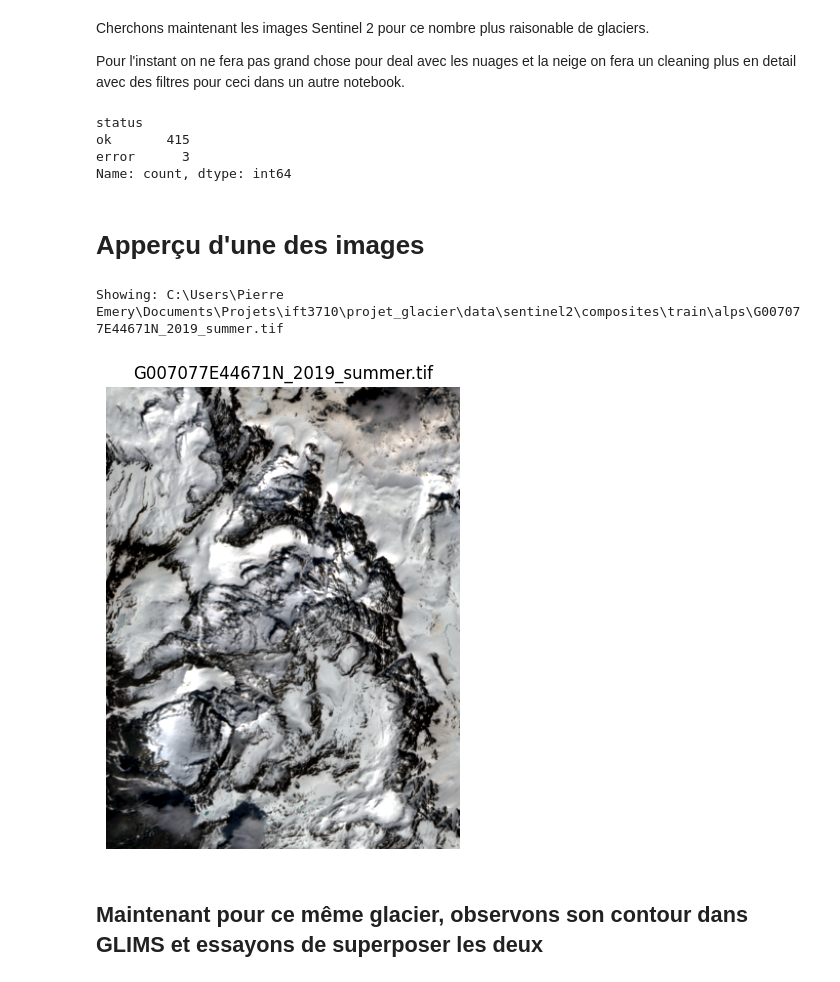
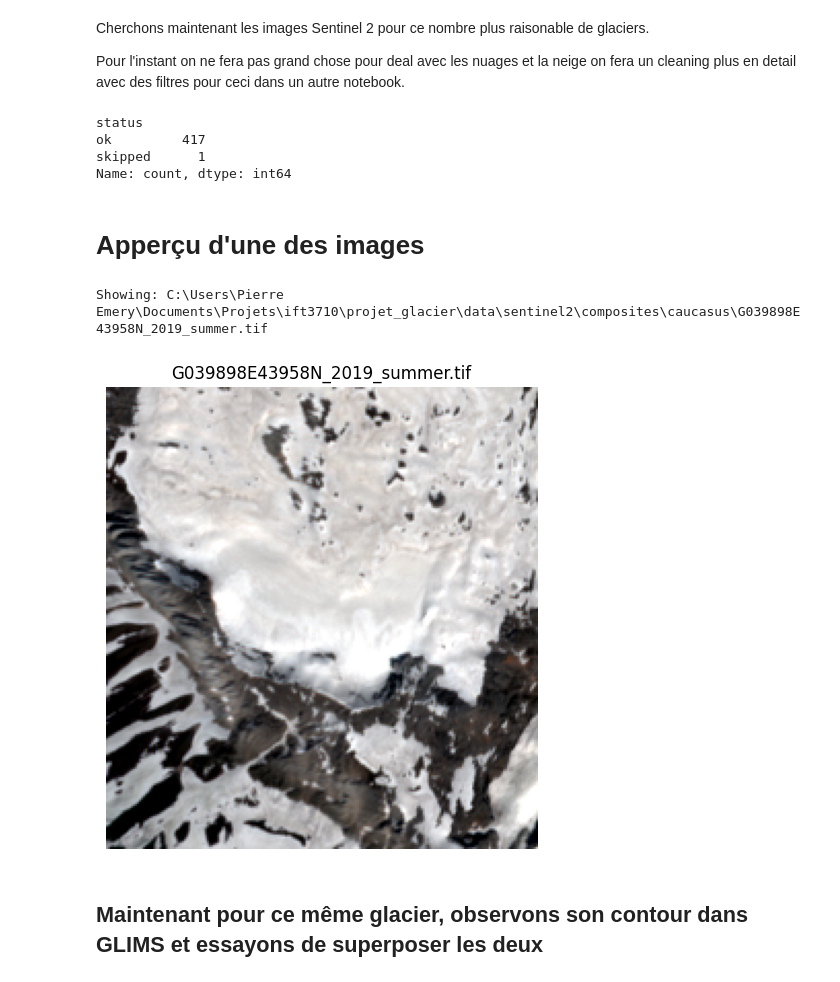
Before and after one commit to fatoundao2004/projet_glacier, a Jupyter notebook: notebooks/data_fetch_clean.ipynb, the cells around one changed output. Drawn from its saved outputs; the diff is of its cells as text; code cells hidden in the pictures.

Commit message:
tried making images for supervision, need to be reworked

```diff
--- a/notebooks/data_fetch_clean.ipynb
+++ b/notebooks/data_fetch_clean.ipynb
@@ -371,14 +371,18 @@ Cherchons maintenant les images Sentinel 2 pour ce nombre plus raisonable de gla
 Pour l'instant on ne fera pas grand chose pour deal avec les nuages et la neige on fera un cleaning plus en detail avec des filtres pour ceci dans un autre notebook.
 # %%
 from glacier.data import build_requests, run_fetch
-
 root = repo_root()
 out_root = root / "data" / "sentinel2"
 proc = root / "data" / "processed"
 
-split_map = {"alps": "train", "caucasus": "test_near", "andes": "test_far"}
+requests = build_requests(
+    sampled_final,
+    out_root=out_root,
+    k=0.5,
+    min_buf=0.005,
+    max_buf=0.02,
+)
 
-requests = build_requests(sampled_final, out_root=out_root, split_map=split_map, buffer_deg=0.02)
 requests.to_parquet(proc / "requests_s2.parquet", index=False)
 
 status = run_fetch(
@@ -397,38 +401,40 @@ status.to_csv(out_root / "logs" / "fetch_status.csv", index=False)
 status["status"].value_counts()
 # %% [output]
 status
-ok       415
-error      3
+ok         417
+skipped      1
 Name: count, dtype: int64
 # %% [markdown]
 # Apperçu d'une des images
 # %%
 import rioxarray as rxr
-base = root / "data" / "sentinel2" / "composites" / "train" / "alps"
-p = sorted(base.glob("*.tif"))[0]
+base = root / "data" / "sentinel2" / "composites" / "caucasus"
+glac_id = "G039898E43958N"
+year = 2019
+p = base / f"{glac_id}_{year}_summer.tif"
 print("Showing:", p)
 
 da = rxr.open_rasterio(p).astype("float32")
 img_crs = da.rio.crs  # on le réutilise après
 # stretch simple (2-98 percentile) pour bien voir
 def stretch(x):
     lo, hi = np.nanpercentile(x, 2), np.nanpercentile(x, 98)
     return np.clip((x - lo) / (hi - lo + 1e-6), 0, 1)
 
 blue  = stretch(da[0].values)
 green = stretch(da[1].values)
 red   = stretch(da[2].values)
 
 rgb = np.stack([red, green, blue], axis=-1)
 
 plt.figure(figsize=(6,6))
 plt.imshow(rgb)
 plt.axis("off")
 plt.title(p.name)
 plt.show()
 # %% [output]
-Showing: C:\Users\Pierre Emery\Documents\Projets\ift3710\projet_glacier\data\sentinel2\composites\train\alps\G007077E44671N_2019_summer.tif
+Showing: C:\Users\Pierre Emery\Documents\Projets\ift3710\projet_glacier\data\sentinel2\composites\caucasus\G039898E43958N_2019_summer.tif
-[figure, old version]
+[figure, new version]
 # %% [markdown]
 ## Maintenant pour ce même glacier, observons son contour dans GLIMS et essayons de superposer les deux
 # %%
```
Also changed, not shown: parts of 10 cells of this notebook, 2 other files.
